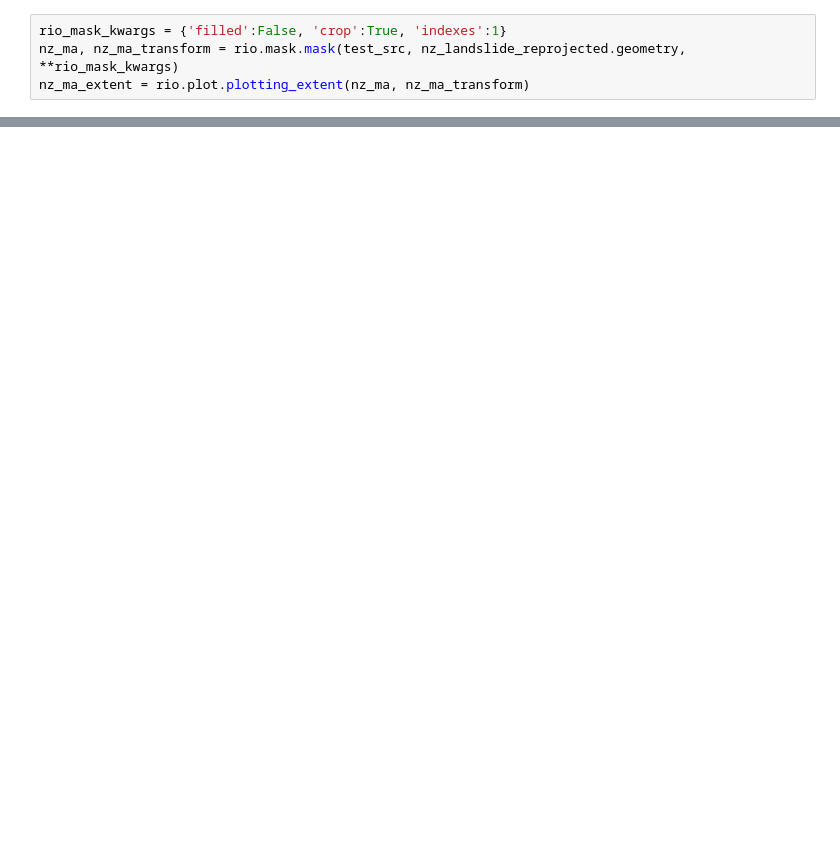
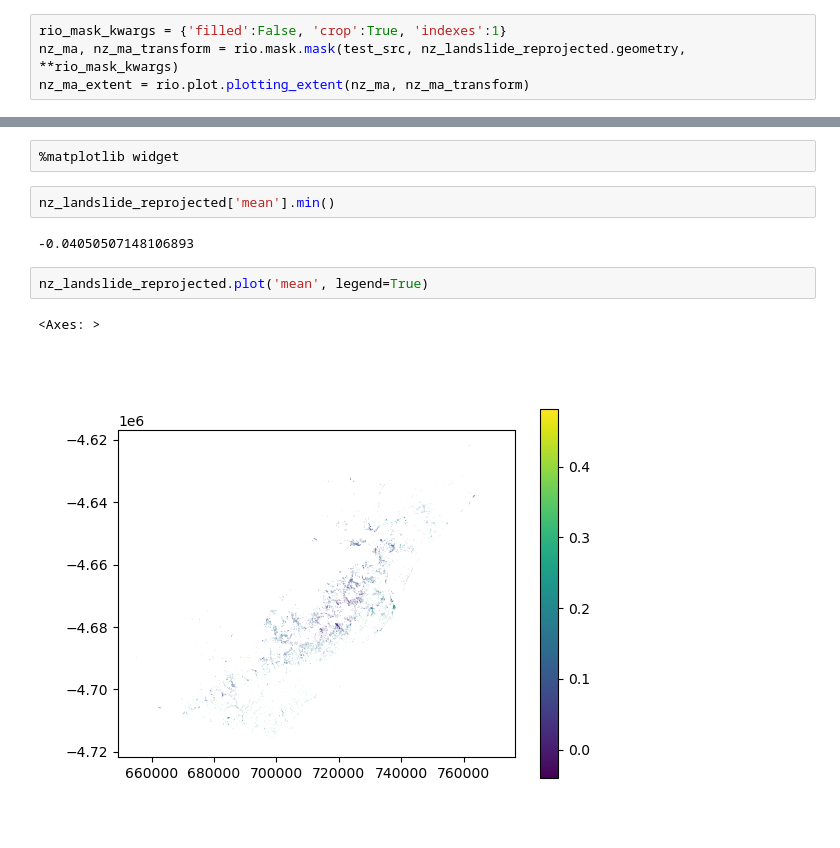
Before and after one commit to UW-GDA/nz-landslides, a Jupyter notebook: notebooks/match_nvdi_to_polygons.ipynb, the cells around one changed output, grey strips where cells are left out. Cells and saved outputs as stored; diff of their text form; blank space fills up the shorter version.

```diff
--- a/notebooks/match_nvdi_to_polygons.ipynb
+++ b/notebooks/match_nvdi_to_polygons.ipynb
@@ -101,0 +129,11 @@ nz_landslide_reprojected.head()
+# %%
+%matplotlib widget
+# %%
+nz_landslide_reprojected['mean'].min()
+# %% [output]
+-0.04050507148106893
+# %%
+nz_landslide_reprojected.plot('mean', legend=True)
+# %% [output]
+<Axes: >
+[figure, added]
```
Also changed, not shown: parts of 7 cells of this notebook, 1 other file.
